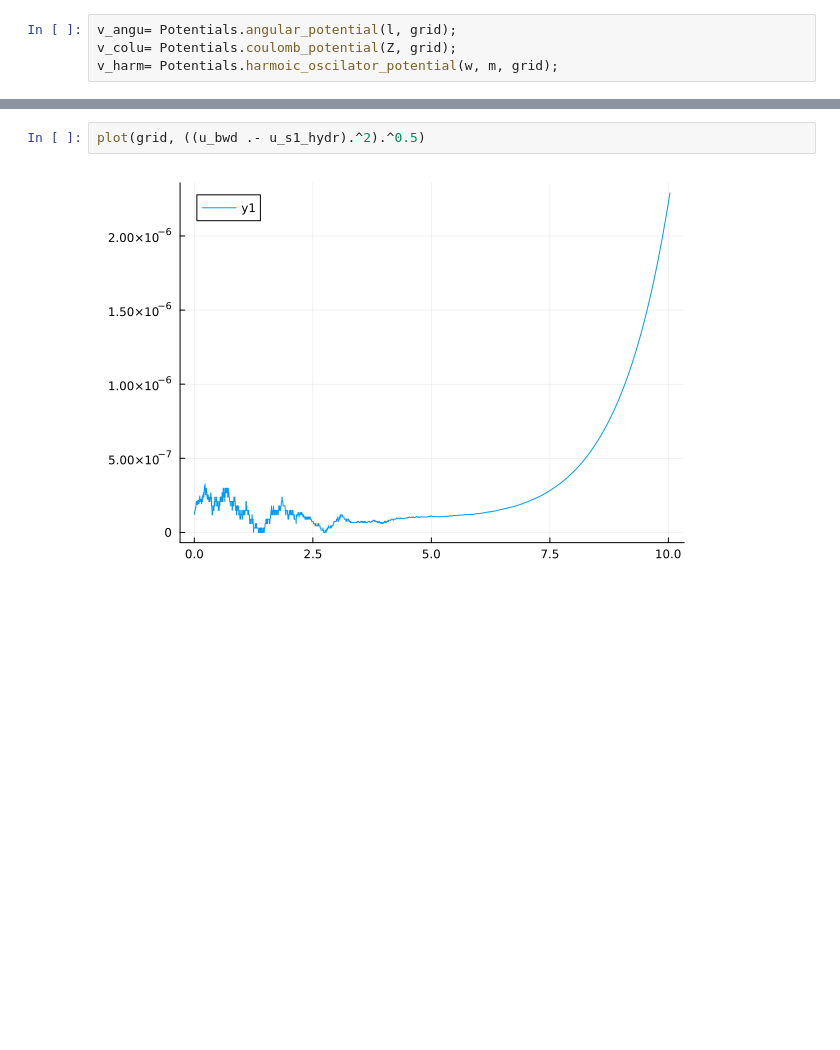
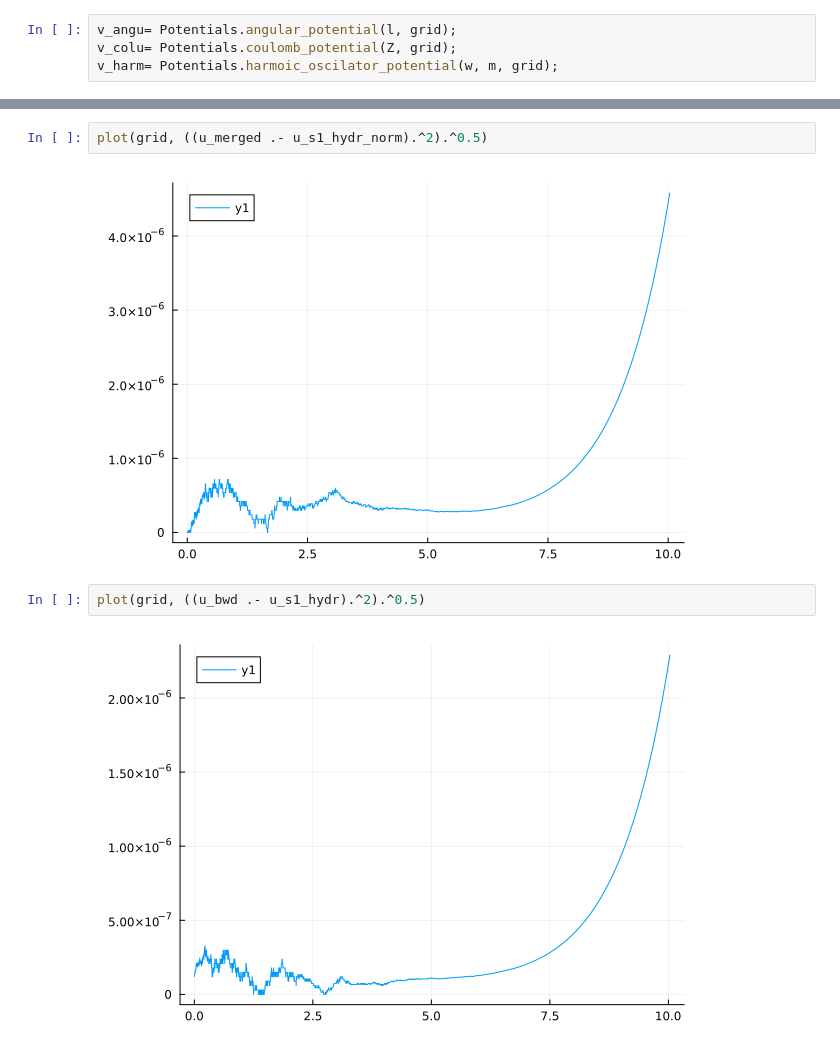
Before and after one commit to zeledon14/SchrodingerEquationSolver.jl, a Jupyter notebook: src/dev.ipynb, the cells around one changed output, grey strips where cells are left out. Cells and saved outputs as stored; diff of their text form; blank space fills up the shorter version.

```diff
--- a/src/dev.ipynb
+++ b/src/dev.ipynb
@@ -92,3 +62,7 @@ plot(grid, ((u_fwd .- u_s1_hydr).^2).^0.5)
+# %%
+plot(grid, ((u_merged .- u_s1_hydr_norm).^2).^0.5)
+# %% [output]
+[figure, added]
 # %%
 plot(grid, ((u_bwd .- u_s1_hydr).^2).^0.5)
 # %% [output]
```
Also changed, not shown: parts of 18 cells of this notebook.
